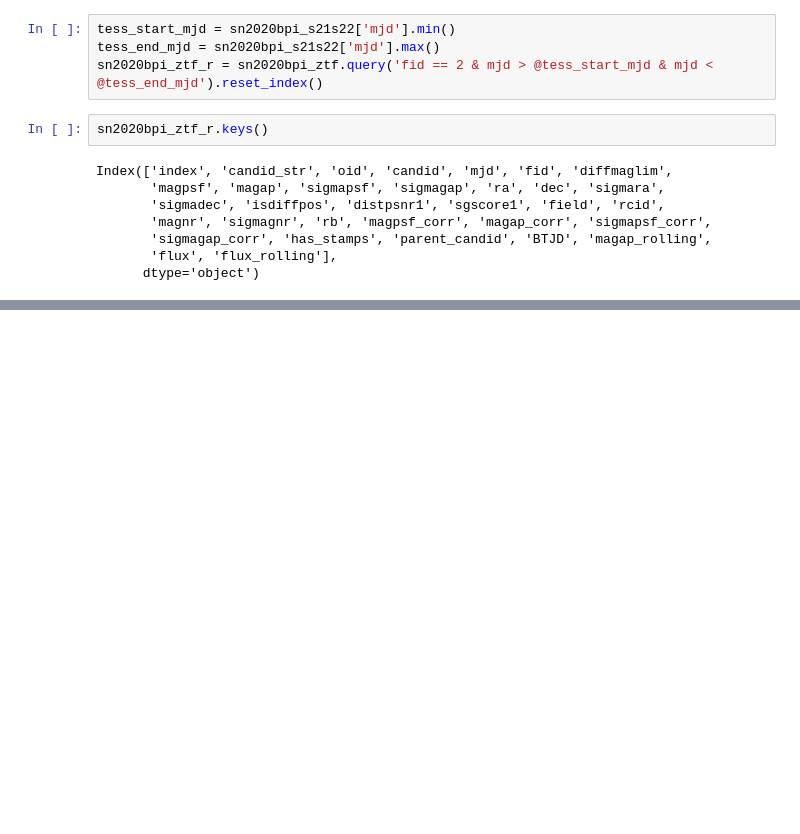
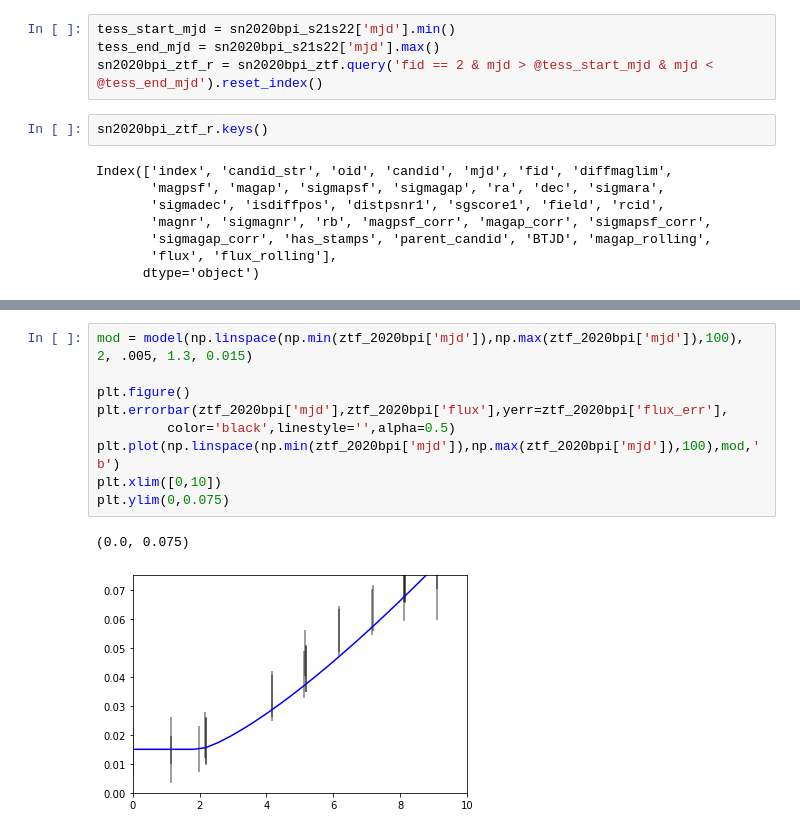
Before and after one commit to tylerbarna/BarnaSeniorHonorsThesis, a Jupyter notebook: mcmc_test.ipynb, the cells around one changed output, grey strips where cells are left out. Cells and saved outputs as stored; diff of their text form; blank space fills up the shorter version.

```diff
--- a/mcmc_test.ipynb
+++ b/mcmc_test.ipynb
@@ -117,0 +144,12 @@ array([[5.87021263e+04, 1.77990039e-06, 2.12660145e-02],
+# %%
+mod = model(np.linspace(np.min(ztf_2020bpi['mjd']),np.max(ztf_2020bpi['mjd']),100), 2, .005, 1.3, 0.015)
+
+plt.figure()
+plt.errorbar(ztf_2020bpi['mjd'],ztf_2020bpi['flux'],yerr=ztf_2020bpi['flux_err'],
+         color='black',linestyle='',alpha=0.5)
+plt.plot(np.linspace(np.min(ztf_2020bpi['mjd']),np.max(ztf_2020bpi['mjd']),100),mod,'b')
+plt.xlim([0,10])
+plt.ylim(0,0.075)
+# %% [output]
+(0.0, 0.075)
+[figure, added]
```
Also changed, not shown: parts of 17 cells of this notebook, 1 other file.
